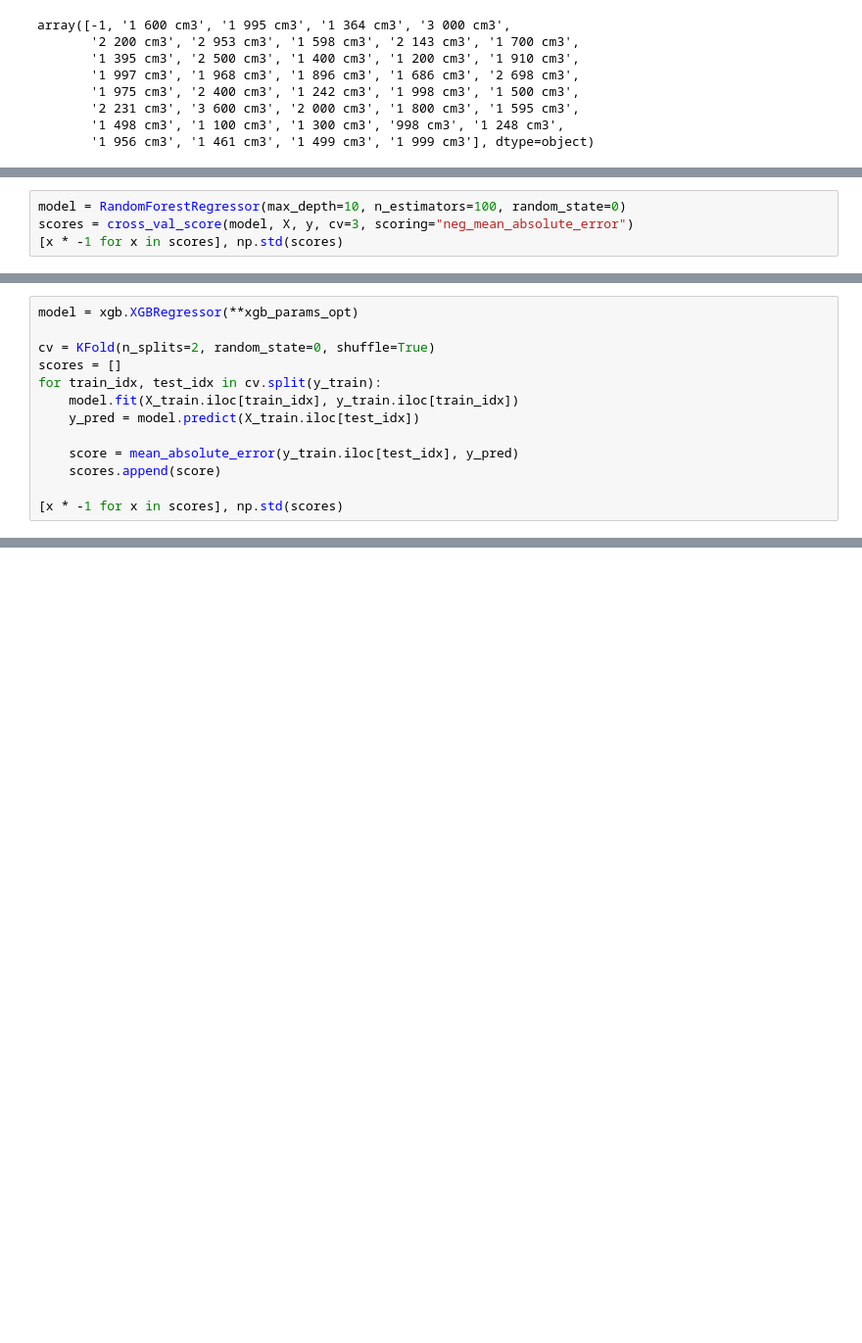
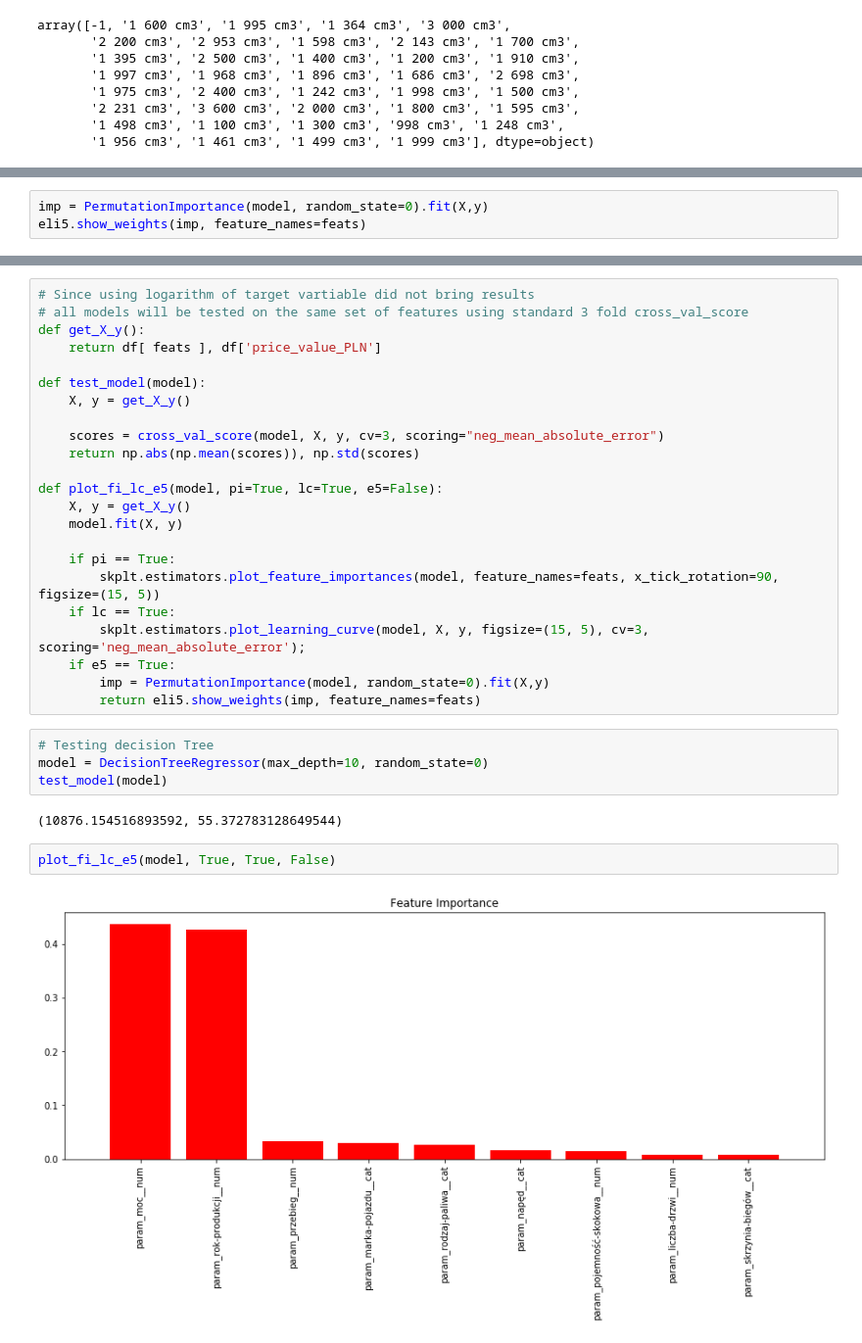
Before and after one commit to JakubStanczak/Car_price_predict, a Jupyter notebook: Car_price.ipynb, the cells around one changed output, grey strips where cells are left out. Shown at 98% size. Drawn from its saved outputs; the diff is of its cells as text; blank space fills up the shorter version.

```diff
--- a/Car_price.ipynb
+++ b/Car_price.ipynb
@@ -400,4 +342,0 @@ scores = cross_val_score(model, X, y, cv=3, scoring="neg_mean_absolute_error")
-# %%
-model = RandomForestRegressor(max_depth=10, n_estimators=100, random_state=0)
-scores = cross_val_score(model, X, y, cv=3, scoring="neg_mean_absolute_error")
-[x * -1 for x in scores], np.std(scores)
@@ -594,13 +342,0 @@ X_train, X_test, y_train, y_test = train_test_split(X, y, test_size=0.3)
-# %%
-model = xgb.XGBRegressor(**xgb_params_opt)
-
-cv = KFold(n_splits=2, random_state=0, shuffle=True)
-scores = []
-for train_idx, test_idx in cv.split(y_train):
-    model.fit(X_train.iloc[train_idx], y_train.iloc[train_idx])
-    y_pred = model.predict(X_train.iloc[test_idx])
-
-    score = mean_absolute_error(y_train.iloc[test_idx], y_pred)
-    scores.append(score)
-
-[x * -1 for x in scores], np.std(scores)
@@ -613,0 +399,3 @@ mean_absolute_error(y_pred_val, y_test)
+# %%
+imp = PermutationImportance(model, random_state=0).fit(X,y)
+eli5.show_weights(imp, feature_names=feats)
@@ -613,0 +425,33 @@ mean_absolute_error(y_pred_val, y_test)
+# %%
+# Since using logarithm of target vartiable did not bring results
+# all models will be tested on the same set of features using standard 3 fold cross_val_score
+def get_X_y():
+    return df[ feats ], df['price_value_PLN']
+
+def test_model(model):
+    X, y = get_X_y()
+
+    scores = cross_val_score(model, X, y, cv=3, scoring="neg_mean_absolute_error")
+    return np.abs(np.mean(scores)), np.std(scores)
+
+def plot_fi_lc_e5(model, pi=True, lc=True, e5=False):
+    X, y = get_X_y()
+    model.fit(X, y)
+
+    if pi == True:
+        skplt.estimators.plot_feature_importances(model, feature_names=feats, x_tick_rotation=90, figsize=(15, 5))
+    if lc == True:
+        skplt.estimators.plot_learning_curve(model, X, y, figsize=(15, 5), cv=3, scoring='neg_mean_absolute_error');
+    if e5 == True:
+        imp = PermutationImportance(model, random_state=0).fit(X,y)
+        return eli5.show_weights(imp, feature_names=feats)
+# %%
+# Testing decision Tree
+model = DecisionTreeRegressor(max_depth=10, random_state=0)
+test_model(model)
+# %% [output]
+(10876.154516893592, 55.372783128649544)
+# %%
+plot_fi_lc_e5(model, True, True, False)
+# %% [output]
+[figure, added]
```
Also changed, not shown: parts of 90 cells of this notebook.
